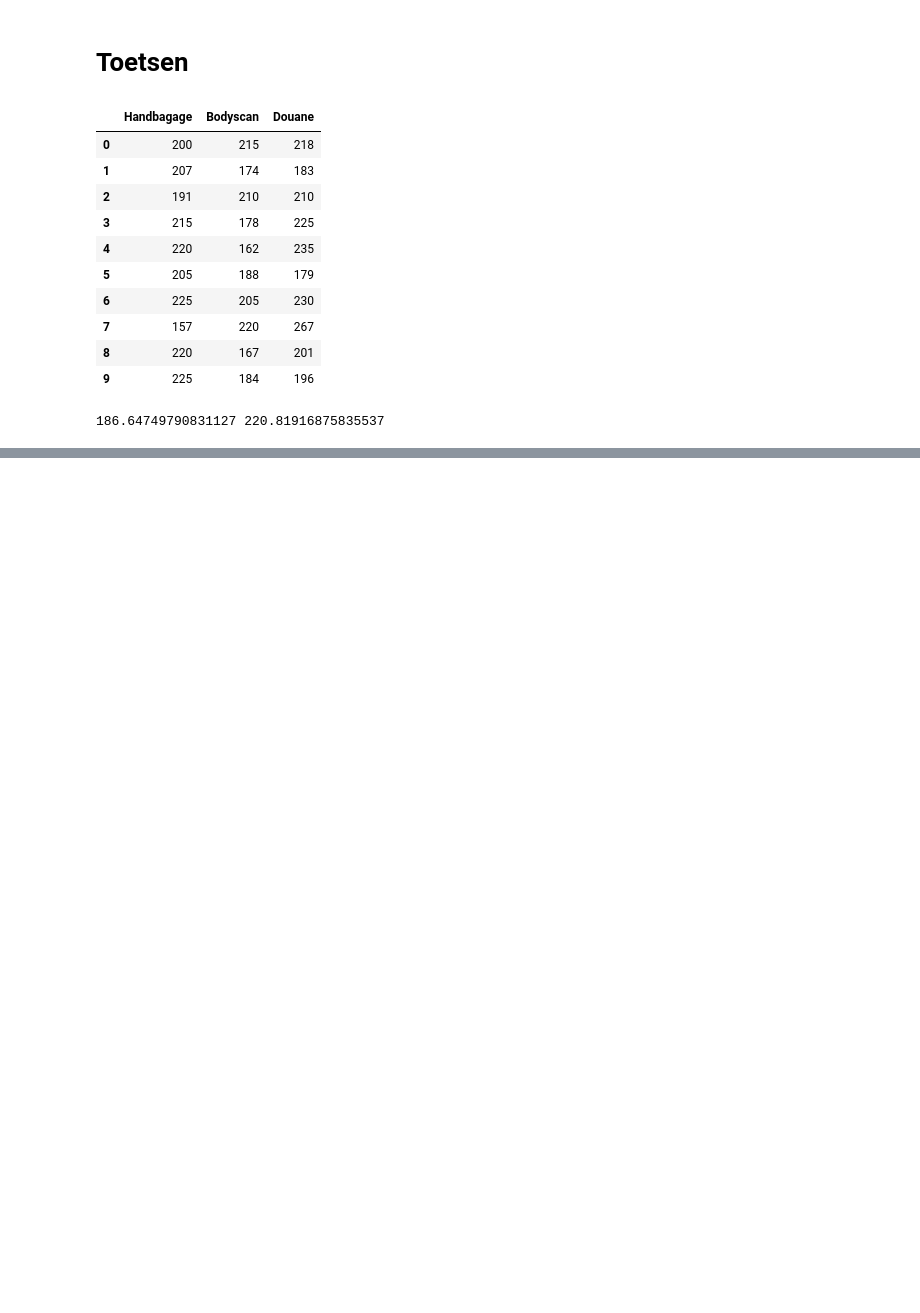
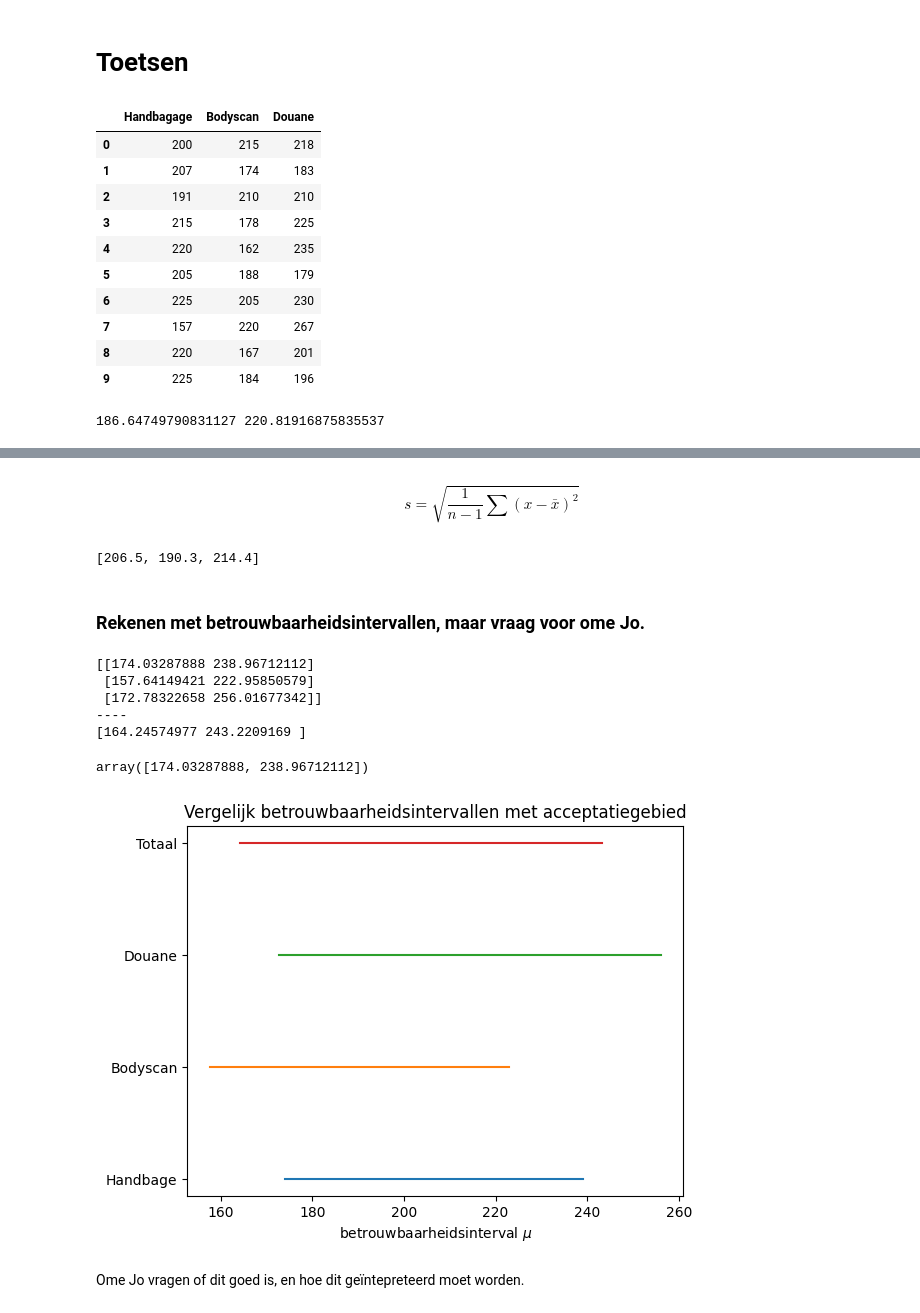
Before and after one commit to R4vante/School, a Jupyter notebook: Statistical Learning/Data Analyse/vliegveld.ipynb, the cells around one changed output, grey strips where cells are left out. Drawn from its saved outputs; the diff is of its cells as text; code cells hidden in the pictures; blank space fills up the shorter version.

```diff
--- a/Statistical Learning/Data Analyse/vliegveld.ipynb
+++ b/Statistical Learning/Data Analyse/vliegveld.ipynb
@@ -270,0 +276,48 @@ $$\mu = \bar{x} \pm t \frac{s}{\sqrt{n}}$$
+# %% [markdown]
+$$s = \sqrt{\frac{1}{n-1} \sum \left(x - \bar{x}\right)^2}$$
+# %%
+mean
+# %% [output]
+[206.5, 190.3, 214.4]
+# %% [markdown]
+### Rekenen met betrouwbaarheidsintervallen, maar vraag voor ome Jo.
+# %%
+mu_min = []
+mu_max = []
+for i in range(len(mean)):
+    x_min = mean[i] - t*std[i]/(np.sqrt(n))
+    x_max = mean[i] + t*std[i]/(np.sqrt(n))
+    mu_min.append(x_min)
+    mu_max.append(x_max)
+
+mu_i = np.array([mu_min, mu_max])
+mu_i = mu_i.T
+mu = np.array([xmin, xmax]).T
+print(mu_i)
+print("----")
+print(mu)
+# %% [output]
+[[174.03287888 238.96712112]
+ [157.64149421 222.95850579]
+ [172.78322658 256.01677342]]
+----
+[164.24574977 243.2209169 ]
+# %%
+mu_i[0]
+# %% [output]
+array([174.03287888, 238.96712112])
+# %%
+fig, ax = plt.subplots(1,1)
+ax.plot(mu_i[0], [1,1])
+ax.plot(mu_i[1], [2,2])
+ax.plot(mu_i[2], [3,3])
+ax.plot(mu, [4,4])
+plt.yticks([1, 2, 3, 4], ["Handbage", "Bodyscan", "Douane", "Totaal"])
+ax.set_xlabel(r"betrouwbaarheidsinterval $\mu$")
+ax.set_title("Vergelijk betrouwbaarheidsintervallen met acceptatiegebied")
+
+plt.show()
+# %% [output]
+[figure, added]
+# %% [markdown]
+Ome Jo vragen of dit goed is, en hoe dit geïntepreteerd moet worden.
```
Also changed, not shown: parts of 3 cells of this notebook.
